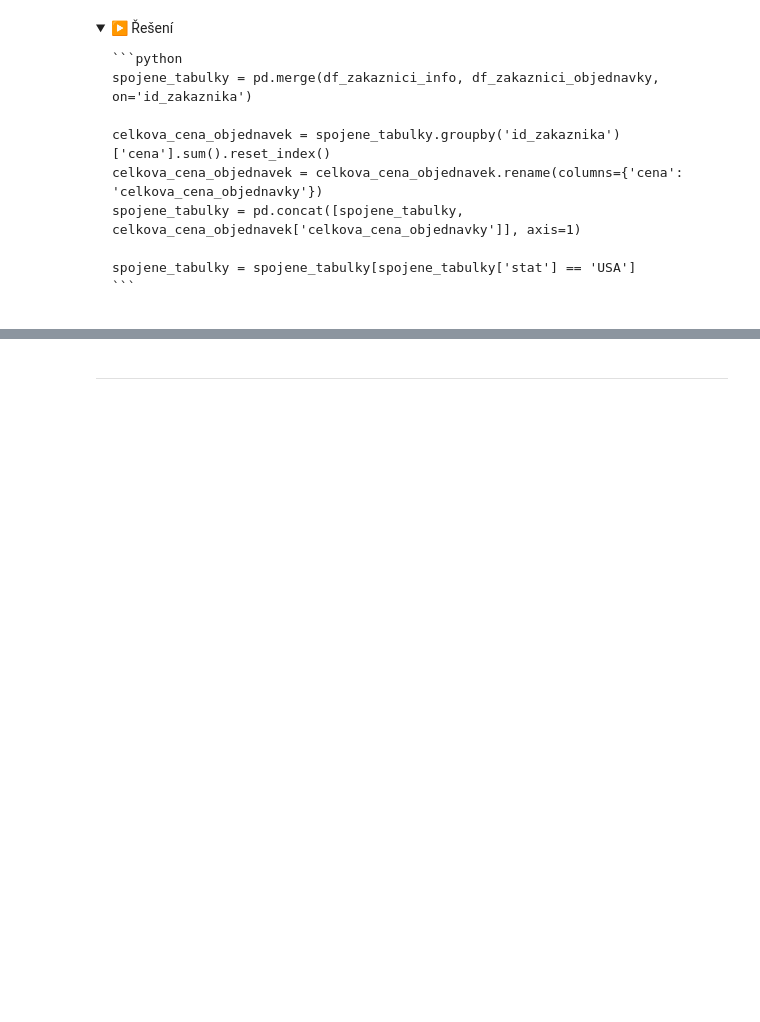
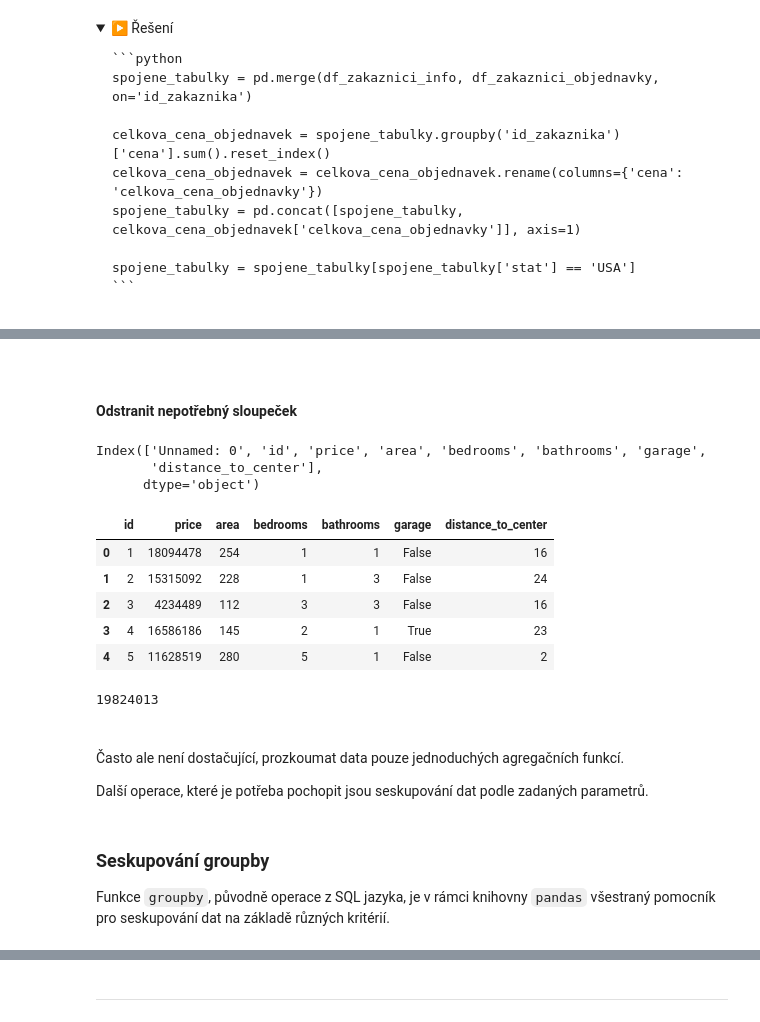
Before and after one commit to Bralor/data-csob-2023, a Jupyter notebook: shared/notebooks/lesson03.ipynb, the cells around one changed output, grey strips where cells are left out. Cells and saved outputs as stored; diff of their text form; code cells hidden in the pictures; folded sections open; blank space fills up the shorter version.

```diff
--- a/shared/notebooks/lesson03.ipynb
+++ b/shared/notebooks/lesson03.ipynb
@@ -345,0 +365,27 @@ df_zakaznici_objednavky = pd.DataFrame({'id_zakaznika': [1, 2, 3, 4, 1, 2],
+# %%
+df_nemovitosti = read_csv("nemovitosti.csv")
+# %% [markdown]
+<br>
+
+#### Odstranit nepotřebný sloupeček
+# %%
+df_nemovitosti.columns
+# %% [output]
+Index(['Unnamed: 0', 'id', 'price', 'area', 'bedrooms', 'bathrooms', 'garage',
+       'distance_to_center'],
+      dtype='object')
+# %%
+df_bez_bezejmen = df_nemovitosti.drop("Unnamed: 0", axis=1)
+# %%
+df_bez_bezejmen.head()
+# %% [output]
+|  | id | price | area | bedrooms | bathrooms | garage | distance_to_center |
+| 0 | 1 | 18094478 | 254 | 1 | 1 | False | 16 |
+| 1 | 2 | 15315092 | 228 | 1 | 3 | False | 24 |
+| 2 | 3 | 4234489 | 112 | 3 | 3 | False | 16 |
+| 3 | 4 | 16586186 | 145 | 2 | 1 | True | 23 |
+| 4 | 5 | 11628519 | 280 | 5 | 1 | False | 2 |
+# %%
+df_bez_bezejmen.loc[:, "price"].max()
+# %% [output]
+19824013
@@ -345,0 +398,10 @@ df_zakaznici_objednavky = pd.DataFrame({'id_zakaznika': [1, 2, 3, 4, 1, 2],
+# %% [markdown]
+<br>
+
+Často ale není dostačující, prozkoumat data pouze jednoduchých agregačních funkcí.
+
+Další operace, které je potřeba pochopit jsou seskupování dat podle zadaných parametrů.
+# %% [markdown]
+### Seskupování groupby
+
+Funkce `groupby`, původně operace z SQL jazyka, je v rámci knihovny `pandas` všestraný pomocník pro seskupování dat na základě různých kritérií.
```
Also changed, not shown: parts of 13 cells of this notebook.
